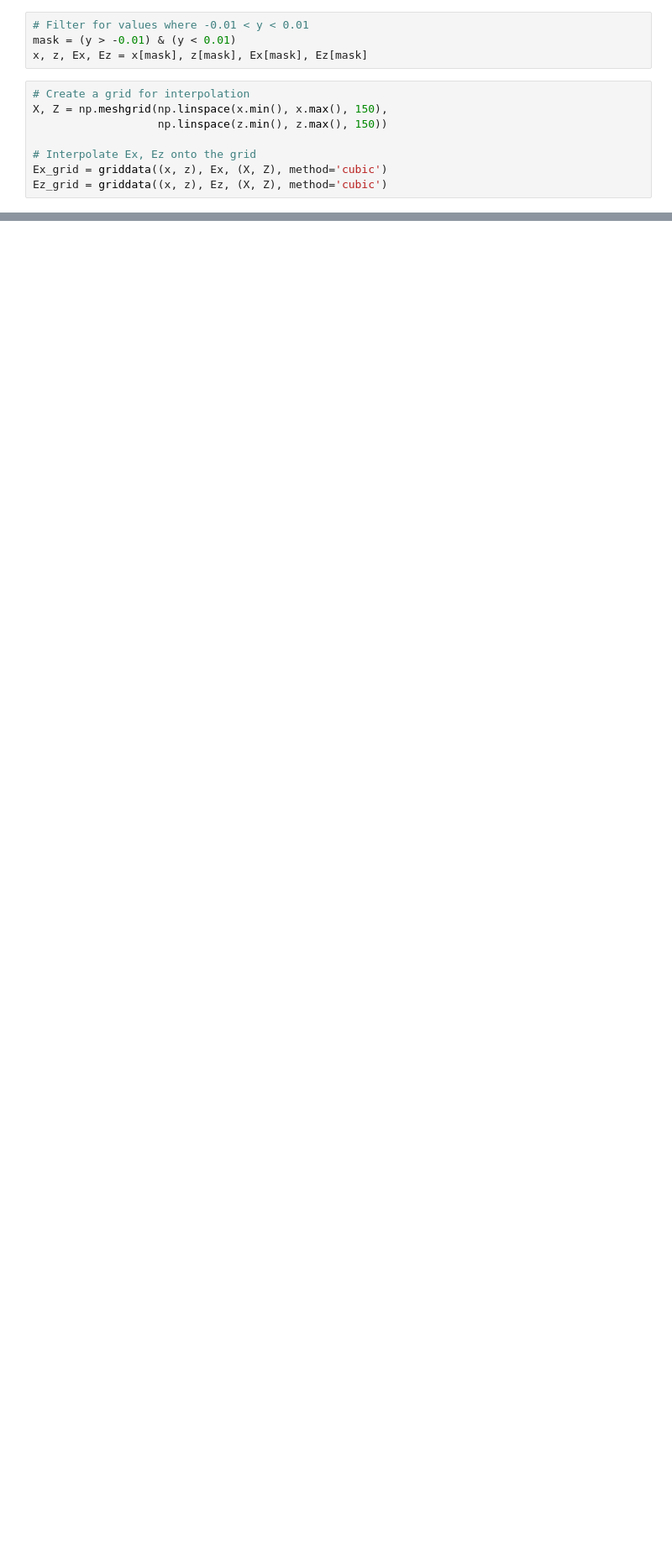
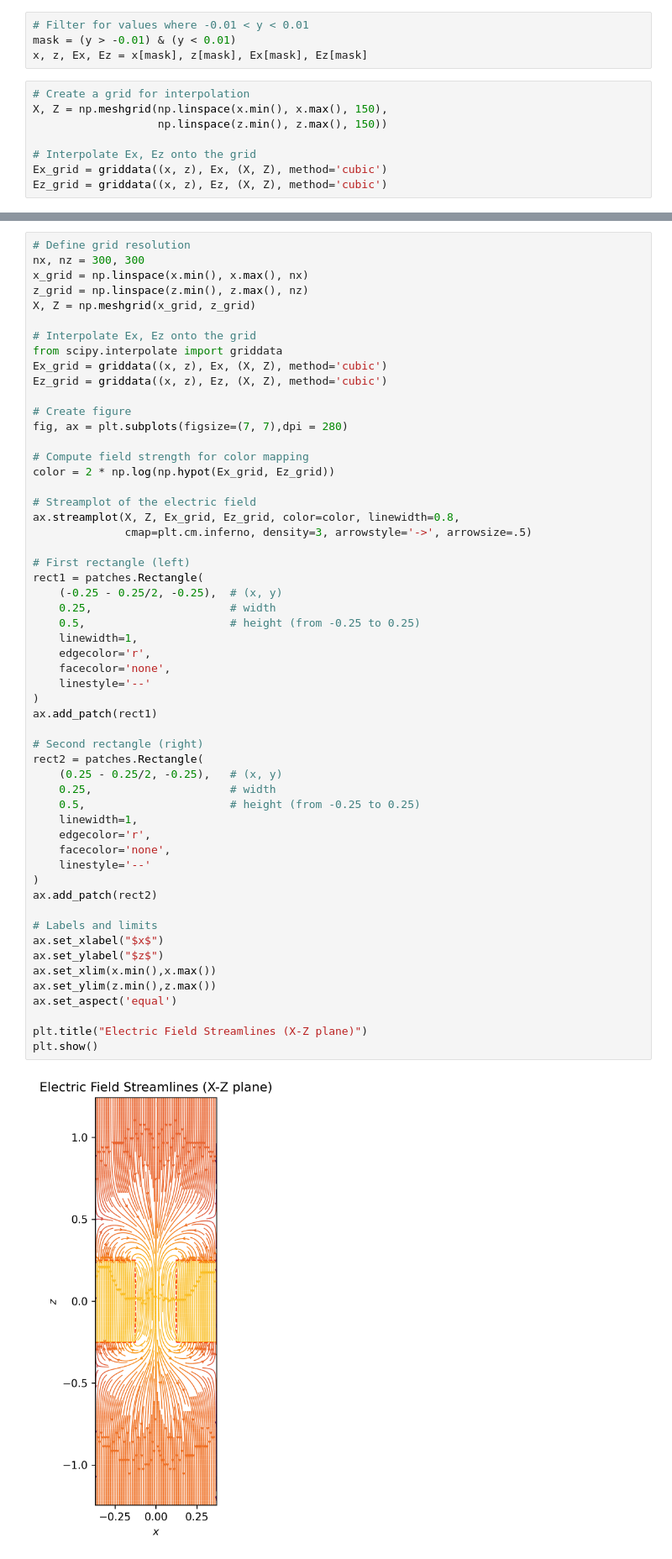
Before and after one commit to SamueleTorelli/GarfieldGALASim, a Jupyter notebook: OutFileField/DrawEField.ipynb, the cells around one changed output, grey strips where cells are left out. Shown at 84% size. Saved outputs shown, nothing was run; the diff lists cells and outputs as text; blank space fills up the shorter version.

```diff
--- a/OutFileField/DrawEField.ipynb
+++ b/OutFileField/DrawEField.ipynb
@@ -116,0 +114,57 @@ plt.show()
+# %%
+# Define grid resolution
+nx, nz = 300, 300
+x_grid = np.linspace(x.min(), x.max(), nx)
+z_grid = np.linspace(z.min(), z.max(), nz)
+X, Z = np.meshgrid(x_grid, z_grid)
+
+# Interpolate Ex, Ez onto the grid
+from scipy.interpolate import griddata
+Ex_grid = griddata((x, z), Ex, (X, Z), method='cubic')
+Ez_grid = griddata((x, z), Ez, (X, Z), method='cubic')
+
+# Create figure
+fig, ax = plt.subplots(figsize=(7, 7),dpi = 280)
+
+# Compute field strength for color mapping
+color = 2 * np.log(np.hypot(Ex_grid, Ez_grid))
+
+# Streamplot of the electric field
+ax.streamplot(X, Z, Ex_grid, Ez_grid, color=color, linewidth=0.8,
+              cmap=plt.cm.inferno, density=3, arrowstyle='->', arrowsize=.5)
+
+# First rectangle (left)
+rect1 = patches.Rectangle(
+    (-0.25 - 0.25/2, -0.25),  # (x, y)
+    0.25,                     # width
+    0.5,                      # height (from -0.25 to 0.25)
+    linewidth=1,
+    edgecolor='r',
+    facecolor='none',
+    linestyle='--'
+)
+ax.add_patch(rect1)
+
+# Second rectangle (right)
+rect2 = patches.Rectangle(
+    (0.25 - 0.25/2, -0.25),   # (x, y)
+    0.25,                     # width
+    0.5,                      # height (from -0.25 to 0.25)
+    linewidth=1,
+    edgecolor='r',
+    facecolor='none',
+    linestyle='--'
+)
+ax.add_patch(rect2)
+
+# Labels and limits
+ax.set_xlabel("$x$")
+ax.set_ylabel("$z$")
+ax.set_xlim(x.min(),x.max())
+ax.set_ylim(z.min(),z.max())
+ax.set_aspect('equal')
+
+plt.title("Electric Field Streamlines (X-Z plane)")
+plt.show()
+# %% [output]
+[figure, added]
```
Also changed, not shown: parts of 5 cells of this notebook, 13 other files.
